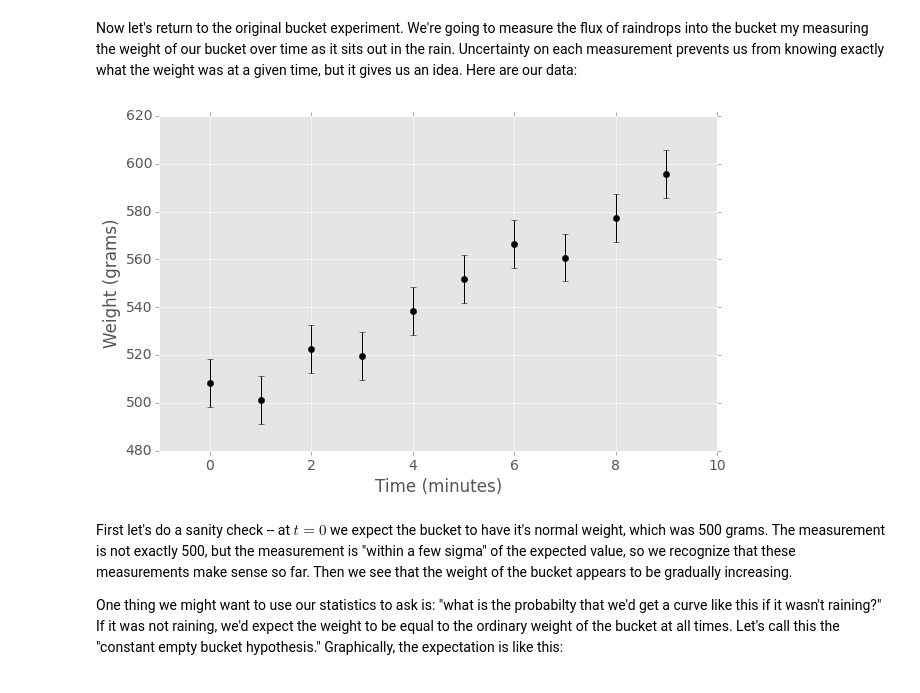
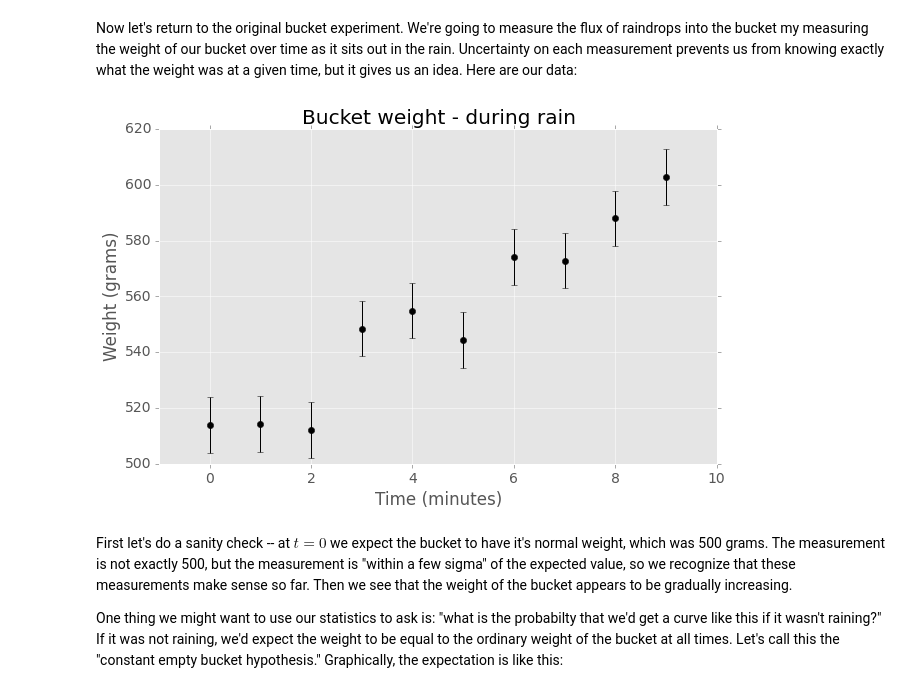
Before and after one commit to bmorris3/SPAMS, a Jupyter notebook: chi2.ipynb, the cells around one changed output. Saved outputs shown, nothing was run; the diff lists cells and outputs as text; code cells hidden in the pictures.

```diff
--- a/chi2.ipynb
+++ b/chi2.ipynb
@@ -170,16 +170,17 @@ Now let's return to the original bucket experiment. We're going to measure the f
 # %%
 time = np.arange(10)
 weight = 500 + 10*np.arange(10) + 10*np.random.randn(10)
 errors = np.zeros_like(weight) + 10
 # Plot the data
 fig, ax = plt.subplots(figsize=(10,6))
 ax.errorbar(time, weight, yerr=errors, fmt='o', color='k')
 ax.set_xlabel('Time (minutes)')
 ax.set_ylabel('Weight (grams)')
+ax.set_title('Bucket weight - during rain')
 ax.set_xlim([-1,10])
 plt.show()
 # %% [output]
-[figure, old version]
+[figure, new version]
 # %% [markdown]
 First let's do a sanity check -- at $t=0$ we expect the bucket to have it's normal weight, which was 500 grams. The measurement is not exactly 500, but the measurement is "within a few sigma" of the expected value, so we recognize that these measurements make sense so far. Then we see that the weight of the bucket appears to be gradually increasing.
 
```
Also changed, not shown: parts of 14 cells of this notebook.
